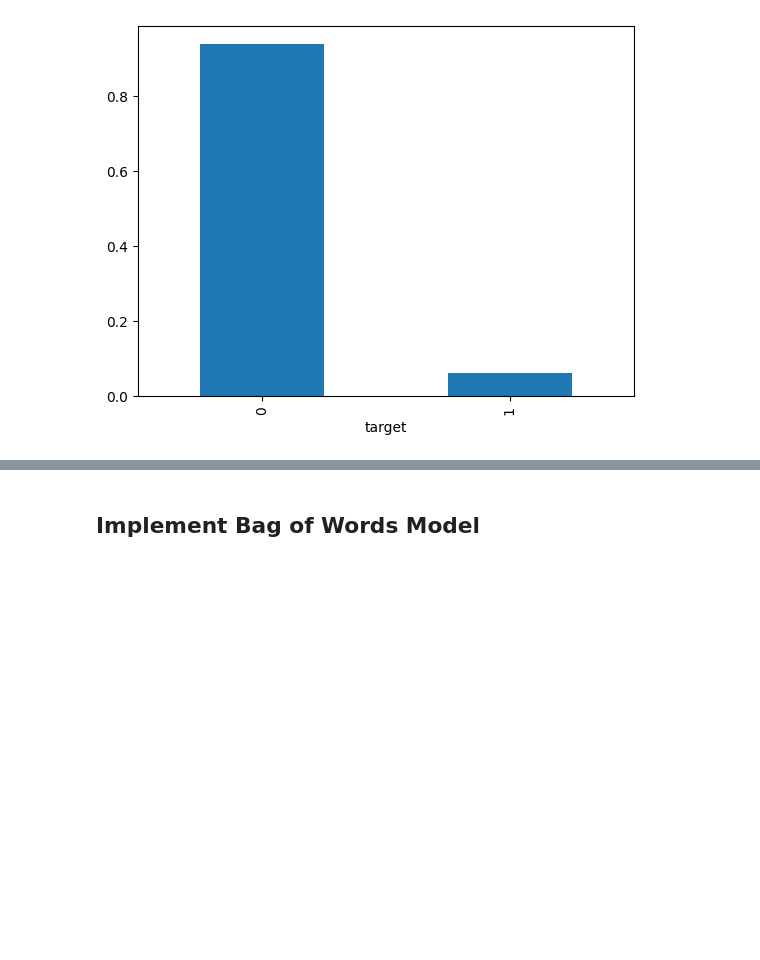
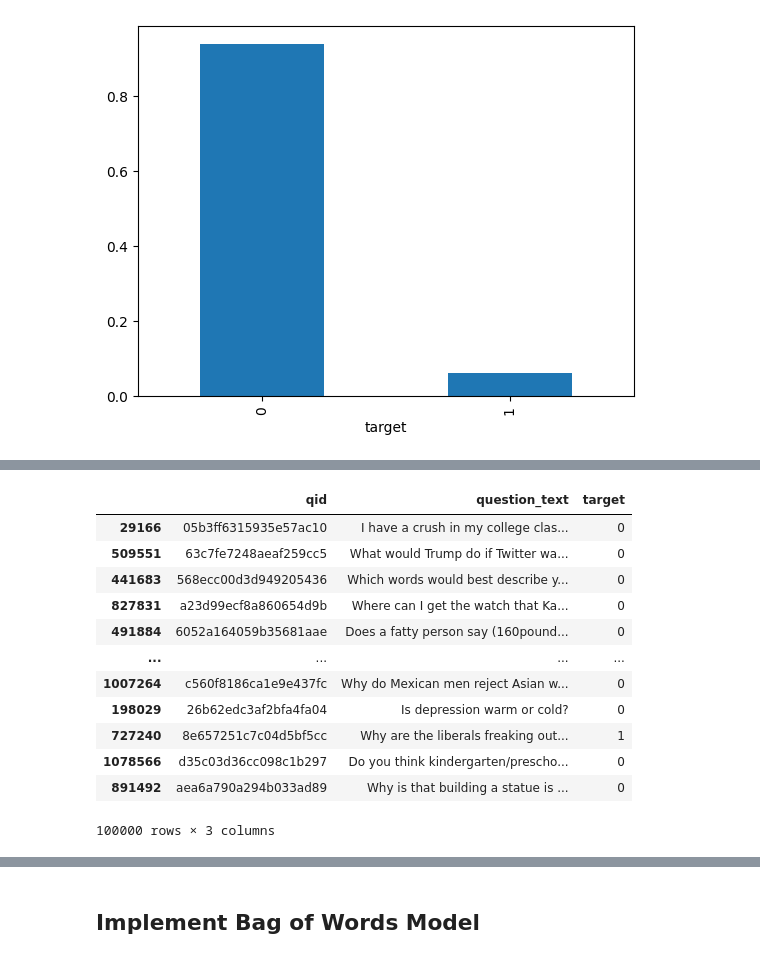
Before and after one commit to thugge254/Applied-Portfolio-Management, a Jupyter notebook: Quora_text_classification.ipynb, the cells around one changed output, grey strips where cells are left out. Saved outputs shown, nothing was run; the diff lists cells and outputs as text; code cells hidden in the pictures; blank space fills up the shorter version.

```diff
--- a/Quora_text_classification.ipynb
+++ b/Quora_text_classification.ipynb
@@ -154,0 +192,4 @@ plt.show()
+# %%
+SAMPLE_SIZE = 100_000
+# %%
+sample_df = raw_df.sample(SAMPLE_SIZE, random_state=100)
@@ -154,0 +205,16 @@ plt.show()
+# %%
+sample_df
+# %% [output]
+|  | qid | question_text | target |
+| 29166 | 05b3ff6315935e57ac10 | I have a crush in my college clas... | 0 |
+| 509551 | 63c7fe7248aeaf259cc5 | What would Trump do if Twitter wa... | 0 |
+| 441683 | 568ecc00d3d949205436 | Which words would best describe y... | 0 |
+| 827831 | a23d99ecf8a860654d9b | Where can I get the watch that Ka... | 0 |
+| 491884 | 6052a164059b35681aae | Does a fatty person say (160pound... | 0 |
+| ... | ... | ... | ... |
+| 1007264 | c560f8186ca1e9e437fc | Why do Mexican men reject Asian w... | 0 |
+| 198029 | 26b62edc3af2bfa4fa04 | Is depression warm or cold? | 0 |
+| 727240 | 8e657251c7c04d5bf5cc | Why are the liberals freaking out... | 1 |
+| 1078566 | d35c03d36cc098c1b297 | Do you think kindergarten/prescho... | 0 |
+| 891492 | aea6a790a294b033ad89 | Why is that building a statue is ... | 0 |
+100000 rows × 3 columns
```
Also changed, not shown: parts of 53 cells of this notebook.
